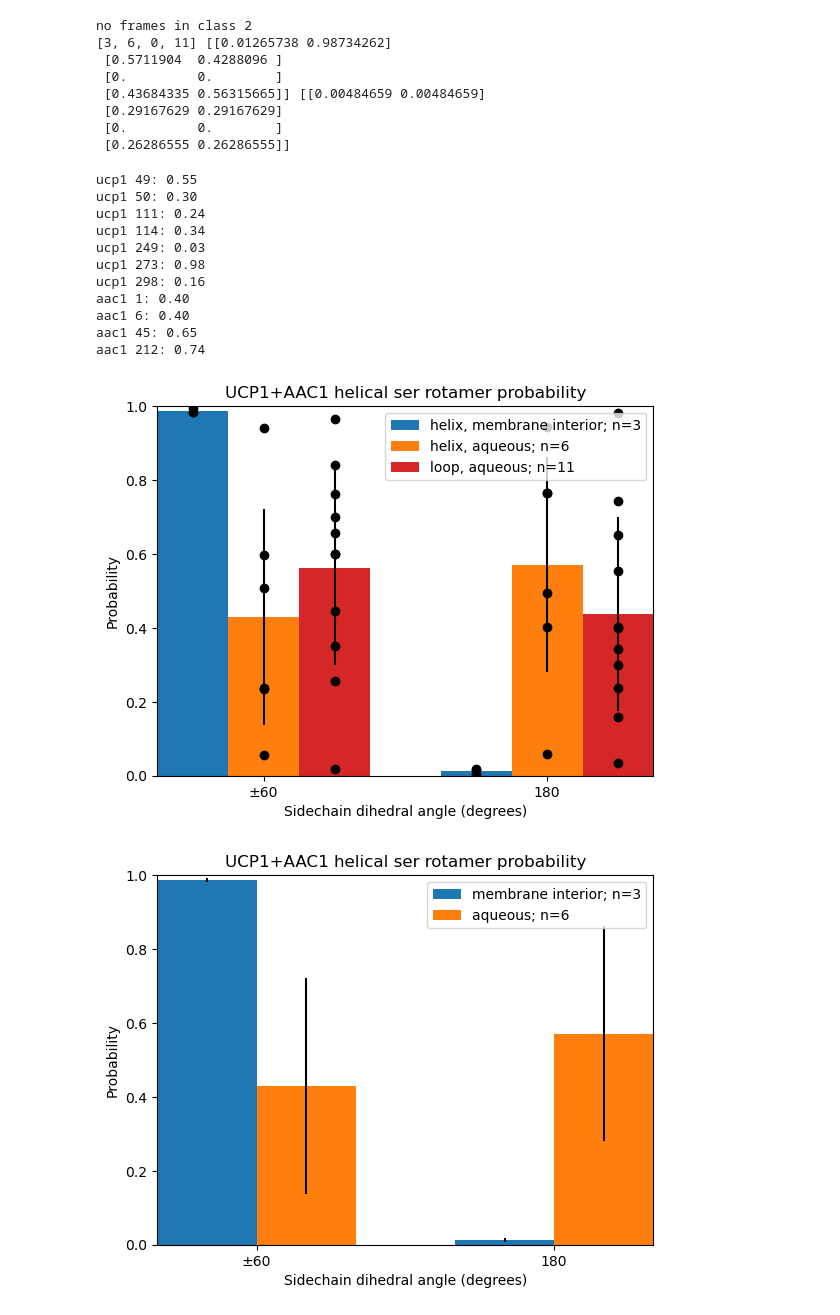
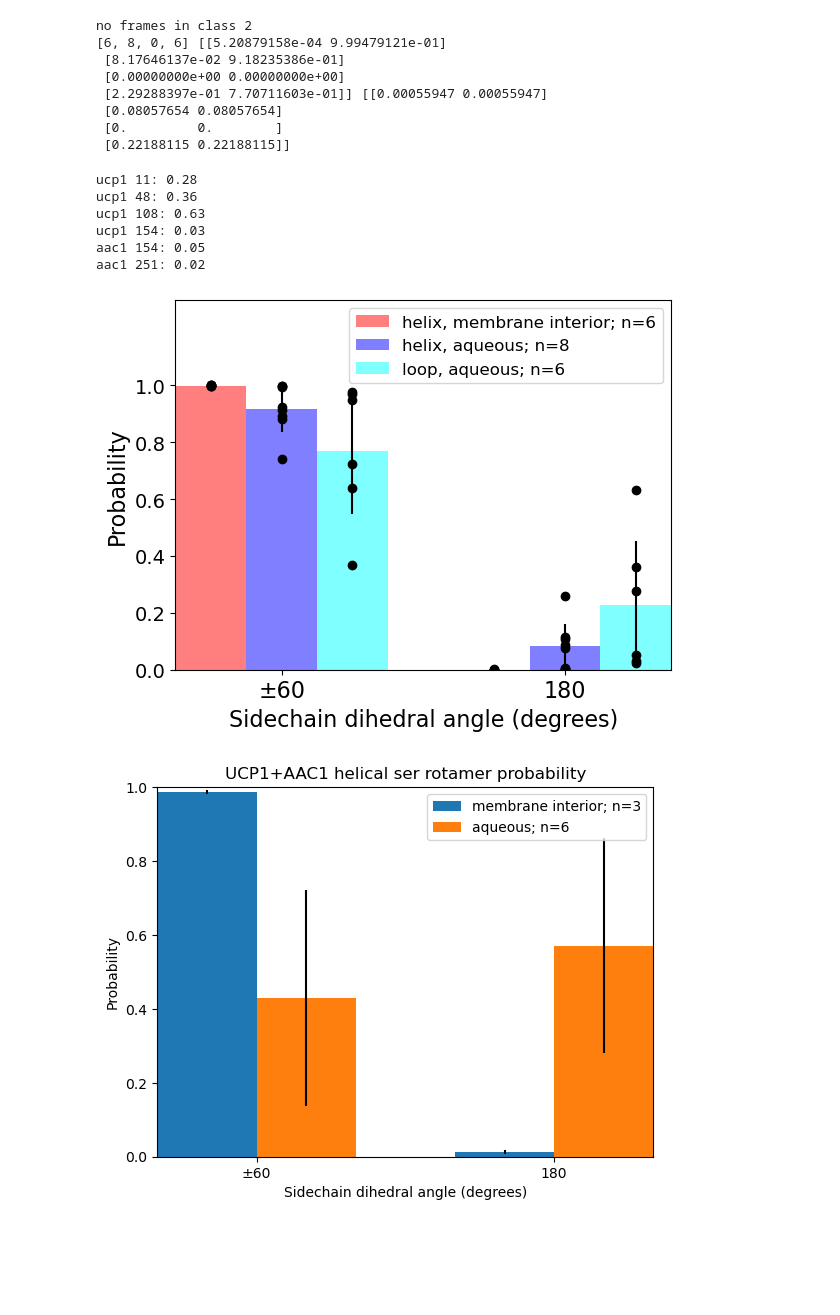
Before and after one commit to JonathanHB/threonine_rotamer_analysis, a Jupyter notebook: rotamer_solvation_plots.ipynb, the cells around one changed output. Cells and saved outputs as stored; diff of their text form; code cells hidden in the pictures; blank space fills up the shorter version.

```diff
--- a/rotamer_solvation_plots.ipynb
+++ b/rotamer_solvation_plots.ipynb
@@ -56,7 +56,8 @@ def load_process(analysis_method, resn):
         rotamer_data = []
         hbond_data = []
         helix_data = []
-        framerates = []
+        loop_data = []
+        framerates = [] #currently unused
 
         resseqs = residues(protein, resn)
         resseqs_both += resseqs
@@ -77,11 +78,13 @@ def load_process(analysis_method, resn):
                     rotamer_file = f"{inputpath}/{server}/{protein}/run0{run}/{protein}-{server}-run0{run}-seg{str(seg).zfill(2)}-{resn}-rotamers.npy"
                     hbond_file = f"{inputpath}/{server}/{protein}/run0{run}/{protein}-{server}-run0{run}-seg{str(seg).zfill(2)}-{resn}-hbonds.npy"
                     secstr_file = f"{inputpath}/{server}/{protein}/run0{run}/{protein}-{server}-run0{run}-seg{str(seg).zfill(2)}-{resn}-secstr.npy"
+                    loop_file = f"{inputpath}/{server}/{protein}/run0{run}/{protein}-{server}-run0{run}-seg{str(seg).zfill(2)}-{resn}-secstr_num.npy"
 
-                    if os.path.exists(rotamer_file) and os.path.exists(hbond_file) and os.path.exists(secstr_file):
+                    if os.path.exists(rotamer_file) and os.path.exists(hbond_file) and os.path.exists(secstr_file) and os.path.exists(loop_file):
                         rotamer_data.append(np.load(rotamer_file))#[:,::framerate])
                         hbond_data.append(np.load(hbond_file))#[:,::framerate])
                         helix_data.append(np.load(secstr_file))#[:,::framerate])
+                        loop_data.append(np.load(loop_file).transpose())#[:,::framerate])
                         framerates.append(framerate*np.ones(rotamer_data[-1].shape[1]))
 
         #residue level variation is much larger than simulation-level variation,
@@ -89,9 +92,10 @@ def load_process(analysis_method, resn):
         rotamer_data = np.concatenate(rotamer_data, axis = 1)
         hbond_data = np.concatenate(hbond_data, axis = 1)
         helix_data = np.concatenate(helix_data, axis = 1)
+        loop_data = np.concatenate(loop_data, axis = 1)
         framerates = np.concatenate(framerates, axis = 0)
 
-        state_rotamers_byresi = analysis_method(len(resseqs), rotamer_data, hbond_data, helix_data)
+        state_rotamers_byresi = analysis_method(len(resseqs), rotamer_data, hbond_data, helix_data, loop_data, resseqs)
 
         helix_solv_rotamers_bothproteins.append(state_rotamers_byresi)
 
@@ -122,11 +126,11 @@ def load_process(analysis_method, resn):
 #each element of hbonds is # hydrogen bonds to water
 #each element of secstr is 0 if loop, 1 if helical (the protein contains no beta sheets)
 
-def rotamer_hbond_secstr(n_residues, rotamers, hbonds, secstr):
+def rotamer_hbond_secstr(n_residues, rotamers, hbonds, secstr, loop, resseqs):
 
     #thresholds to match quantitative deltadeltaG analysis
     helicity_helical_thresh = 0.75
-    helicity_loop_thresh = 0.1
+    helicity_loop_thresh = 0.75
 
     hbond_dry_thresh = 0.05
     hbond_wet_thresh = 2/3
@@ -136,12 +140,15 @@ def rotamer_hbond_secstr(n_residues, rotamers, hbonds, secstr):
 
         #helicity state
         helical_fraction = np.sum(secstr[nr]) / len(secstr[nr])
+        loop_fraction = 1 - np.sum(loop[nr]) / len(loop[nr]) #elements of the 'loop' array are 1 for helices and 0 for loops
         if helical_fraction >= helicity_helical_thresh:
             helicity_state = 2  # helical
-        elif helical_fraction <= helicity_loop_thresh:
+        elif loop_fraction >= helicity_loop_thresh:
             helicity_state = 0  # loop
         else:
             helicity_state = 1  # intermediate
+
+        #print(f"{resseqs[nr]}: {loop_fraction}")
 
         #hbond state
         hbond_fraction = np.sum(hbonds[nr]) / len(hbonds[nr])
@@ -166,7 +173,7 @@ def rotamer_hbond_secstr(n_residues, rotamers, hbonds, secstr):
 
 #load_process(rotamer_hbond_secstr, resn)
 # %%
-resn = "ser"
+resn = "thr"
 
 data, resseqs_all, prots_all = load_process(rotamer_hbond_secstr, resn)
 # %% [output]
@@ -249,30 +256,25 @@ n, means, stdevs, data_by_class, prot_rsq_by_class = process_rotamers_for_bargra
 print(n, means, stdevs)
 # %% [output]
 no frames in class 2
-[3, 6, 0, 11] [[0.01265738 0.98734262]
- [0.5711904  0.4288096 ]
+[6, 8, 0, 6] [[5.20879158e-04 9.99479121e-01]
+ [8.17646137e-02 9.18235386e-01]
+ [0.00000000e+00 0.00000000e+00]
+ [2.29288397e-01 7.70711603e-01]] [[0.00055947 0.00055947]
+ [0.08057654 0.08057654]
  [0.         0.        ]
- [0.43684335 0.56315665]] [[0.00484659 0.00484659]
- [0.29167629 0.29167629]
- [0.         0.        ]
- [0.26286555 0.26286555]]
+ [0.22188115 0.22188115]]
 # %%
 #data_by_class
 # %%
 for r, d in zip(prot_rsq_by_class[3], data_by_class[3][0]):
     print(f"{r}: {d:.2f}")
 # %% [output]
-ucp1 49: 0.55
-ucp1 50: 0.30
-ucp1 111: 0.24
-ucp1 114: 0.34
-ucp1 249: 0.03
-ucp1 273: 0.98
-ucp1 298: 0.16
-aac1 1: 0.40
-aac1 6: 0.40
-aac1 45: 0.65
-aac1 212: 0.74
+ucp1 11: 0.28
+ucp1 48: 0.36
+ucp1 108: 0.63
+ucp1 154: 0.03
+aac1 154: 0.05
+aac1 251: 0.02
 # %%
 def plot_rotamers_4_sites(mean_std_rotamer_freqs, n_resis_by_site, resi_data, protein, resn):
     bar_width = 0.25
@@ -290,45 +292,46 @@ def plot_rotamers_4_sites(mean_std_rotamer_freqs, n_resis_by_site, resi_data, pr
 
     for rotamer in rotamer_inds:
         xs0 = x
-        for site, nrbs, rdata, sn, color in zip(site_inds, n_resis_by_site, resi_data, site_names, ["C0","C1","C2","C3"]):
+        for site, nrbs, rdata, sn, color in zip(site_inds, n_resis_by_site, resi_data, site_names, ["red","blue","C2","cyan"]):
             if nrbs > 0:
                 #mean and standard deviation rotamer probability
-                plt.bar((x), (mean_std_rotamer_freqs[0,site,rotamer]), yerr=(mean_std_rotamer_freqs[1,site,rotamer]), width=bar_width, color = color)
+                plt.bar((x), (mean_std_rotamer_freqs[0,site,rotamer]), yerr=(mean_std_rotamer_freqs[1,site,rotamer]), width=bar_width, color = color, alpha=0.5)
 
                 #rotamer probability by residue
                 for rd in rdata[rotamer]:
                     plt.scatter(x,rd, color = "black", label = "_nolegend_")
 
                 x += bar_width
 
                 #include names of all occupied sites in legend
                 if sn not in site_names_occupied:
                     site_names_occupied.append(sn)
                     n_resis_by_site_occupied.append(nrbs)
 
         xtick_pos.append((x - bar_width + xs0)/2) #center x tick for each rotamer under the bars for that rotamer
 
         x += gap_width
 
-    plt.xticks(xtick_pos, ('±60', '180'))
+    plt.xticks(xtick_pos, ('±60', '180'), fontsize = 16)
+    plt.yticks((0, 0.2, 0.4, 0.6, 0.8, 1), fontsize = 14)
     #offset = 1.5
     plt.xlim(-bar_width, x - gap_width - bar_width/2)
-    plt.ylim(0,1)
+    plt.ylim(0,1.3)
 
-    plt.ylabel("Probability")
-    plt.xlabel("Sidechain dihedral angle (degrees)")
-    plt.legend([f"{name}; n={num}" for name, num in zip(site_names_occupied, n_resis_by_site_occupied)])
+    plt.ylabel("Probability", fontsize = 16)
+    plt.xlabel("Sidechain dihedral angle (degrees)", fontsize = 16)
+    plt.legend([f"{name}; n={num}" for name, num in zip(site_names_occupied, n_resis_by_site_occupied)], fontsize = 12)
 
-    plt.title(f"{protein.upper()} helical {resn} rotamer probability")
+    #plt.title(f"{protein.upper()} helical {resn} rotamer probability")
 
-    plt.savefig(f"figures/{protein}-{resn}-all-pm60-rotamers.png", dpi=600)
+    plt.savefig(f"figures/{protein}-{resn}-all-pm60-rotamers-newloopassign.png", dpi=600)
 
     plt.show()
 
 mean_std_rotamer_freqs = np.stack((means, stdevs))
 plot_rotamers_4_sites(mean_std_rotamer_freqs, n, data_by_class, "UCP1+AAC1", resn)
 # %% [output]
-[figure, old version]
+[figure, new version]
 # %%
 def plot_rotamers_2_sites(mean_std_rotamer_freqs, n_resis_by_site, protein, resn):
     bar_width = 0.25
```
Also changed, not shown: parts of 1 cell of this notebook, 4 other files.
